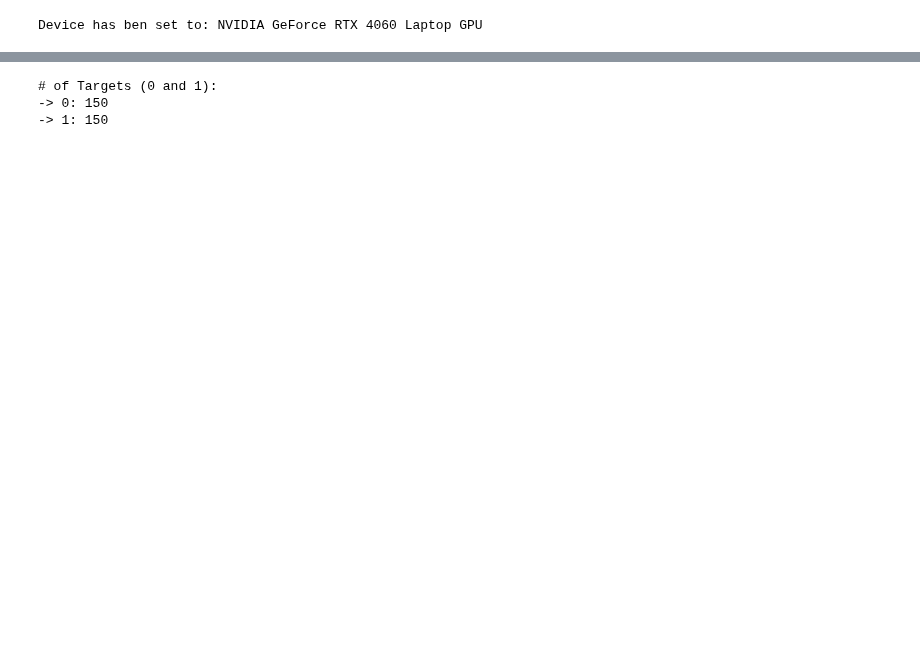
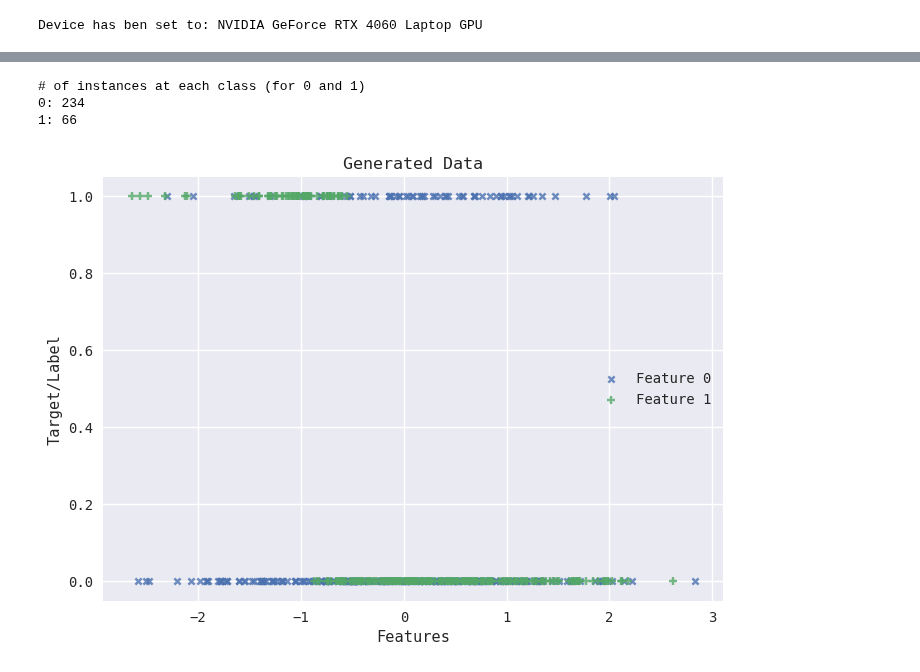
Before and after one commit to abhans/torchbygnd, a Jupyter notebook: test.ipynb, the cells around one changed output, grey strips where cells are left out. Saved outputs shown, nothing was run; the diff lists cells and outputs as text; code cells hidden in the pictures; blank space fills up the shorter version.

```diff
--- a/test.ipynb
+++ b/test.ipynb
@@ -98,0 +107,3 @@ Shape of X1: (150, 2)
+# %%
+y = (y > .5).type(DTYPE)
+print("New values for y:", y, sep='\n')
@@ -99,9 +129,18 @@ Shape of X1: (150, 2)
 # %%
-# Frequency of labels
-y = torch.tensor(y, dtype=DTYPE, device='cpu')
-print(f"# of Targets (0 and 1):" , "-> 0: {}".format(y[y == 0].numel()), "-> 1: {}".format(y[y == 1].numel()), sep="\n")
+print("# of instances at each class (for 0 and 1)")
+print("0: {}".format(y[y == 0].numel()), "1: {}".format(y[y == 1].numel()), sep='\n')
 # %% [output]
-# of Targets (0 and 1):
--> 0: 150
--> 1: 150
+# of instances at each class (for 0 and 1)
+0: 234
+1: 66
+# %%
+plt.scatter(X[:, 0].numpy(), y.numpy(), label="Feature 0", marker='x', alpha=.8, s=20);
+plt.scatter(X[:, 1].numpy(), y.numpy(), label="Feature 1", marker='+', alpha=.8, s=40);
+plt.xlabel("Features");
+plt.ylabel("Target/Label");
+plt.title("Generated Data");
+plt.legend(loc='best');
+plt.show();
+# %% [output]
+[figure, added]
 # %%
```
Also changed, not shown: parts of 20 cells of this notebook, 1 other file.
